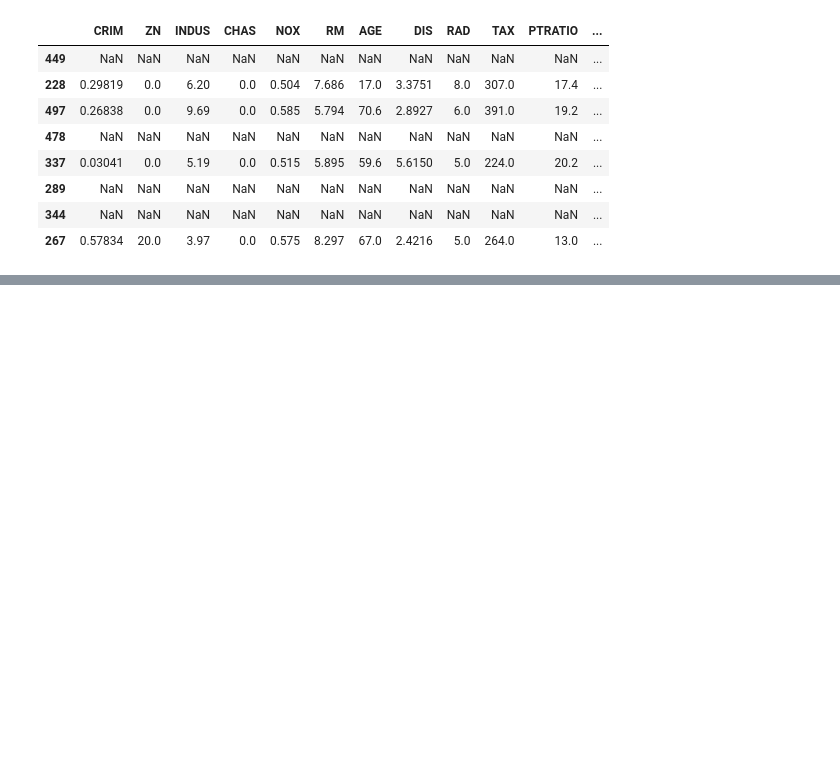
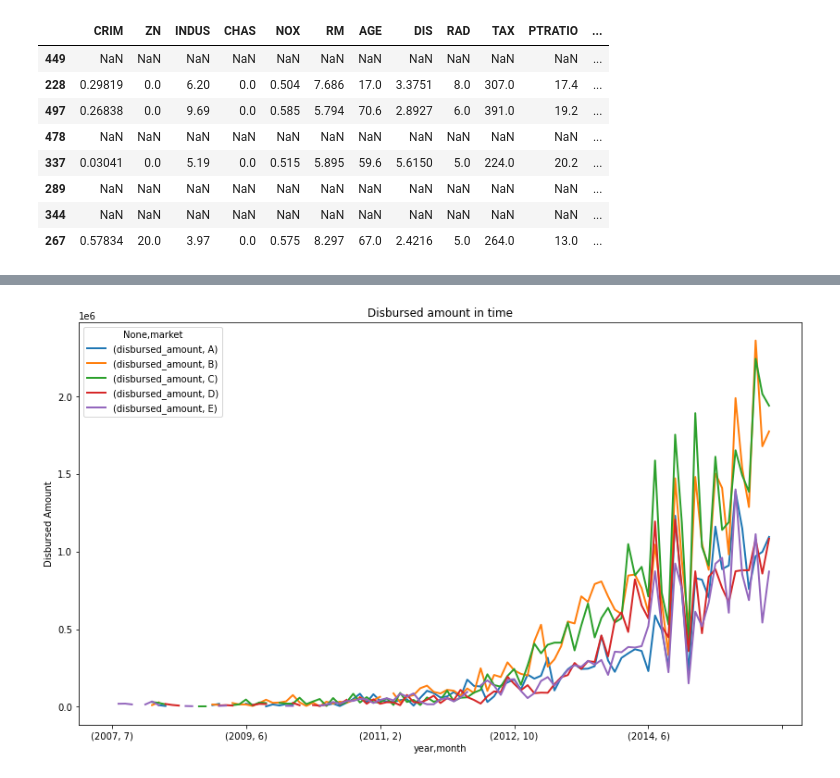
Before and after one commit to dajebbar/feature_engineering, a Jupyter notebook: python_fe/Lec-1.ipynb, the cells around one changed output, grey strips where cells are left out. Saved outputs shown, nothing was run; the diff lists cells and outputs as text; code cells hidden in the pictures; blank space fills up the shorter version.

Commit message:
date and time

```diff
--- a/python_fe/Lec-1.ipynb
+++ b/python_fe/Lec-1.ipynb
@@ -405,0 +414,5 @@ Text(0, 0.5, 'costumers')
+# %%
+data['date_issued_dt'] = pd.to_datetime(data['date_issued'])
+data['date_last_payment_dt'] = pd.to_datetime(data['date_last_payment'])
+
+data[['date_issued', 'date_issued_dt', 'date_last_payment', 'date_last_payment_dt']].head()
@@ -405,0 +426,18 @@ Text(0, 0.5, 'costumers')
+# %%
+# Let's extract the month and the year from the
+# datetime variable to make plots.
+
+data['month'] = data['date_issued_dt'].dt.month
+data['year'] = data['date_issued_dt'].dt.year
+
+(
+    data.groupby(['year', 'month', 'market'])[['disbursed_amount']].sum()
+    .unstack()
+    .plot(
+        figsize=(14, 8), linewidth=2
+    )
+)
+plt.title('Disbursed amount in time')
+plt.ylabel('Disbursed Amount');
+# %% [output]
+[figure, added]
```
Also changed, not shown: parts of 33 cells of this notebook.
